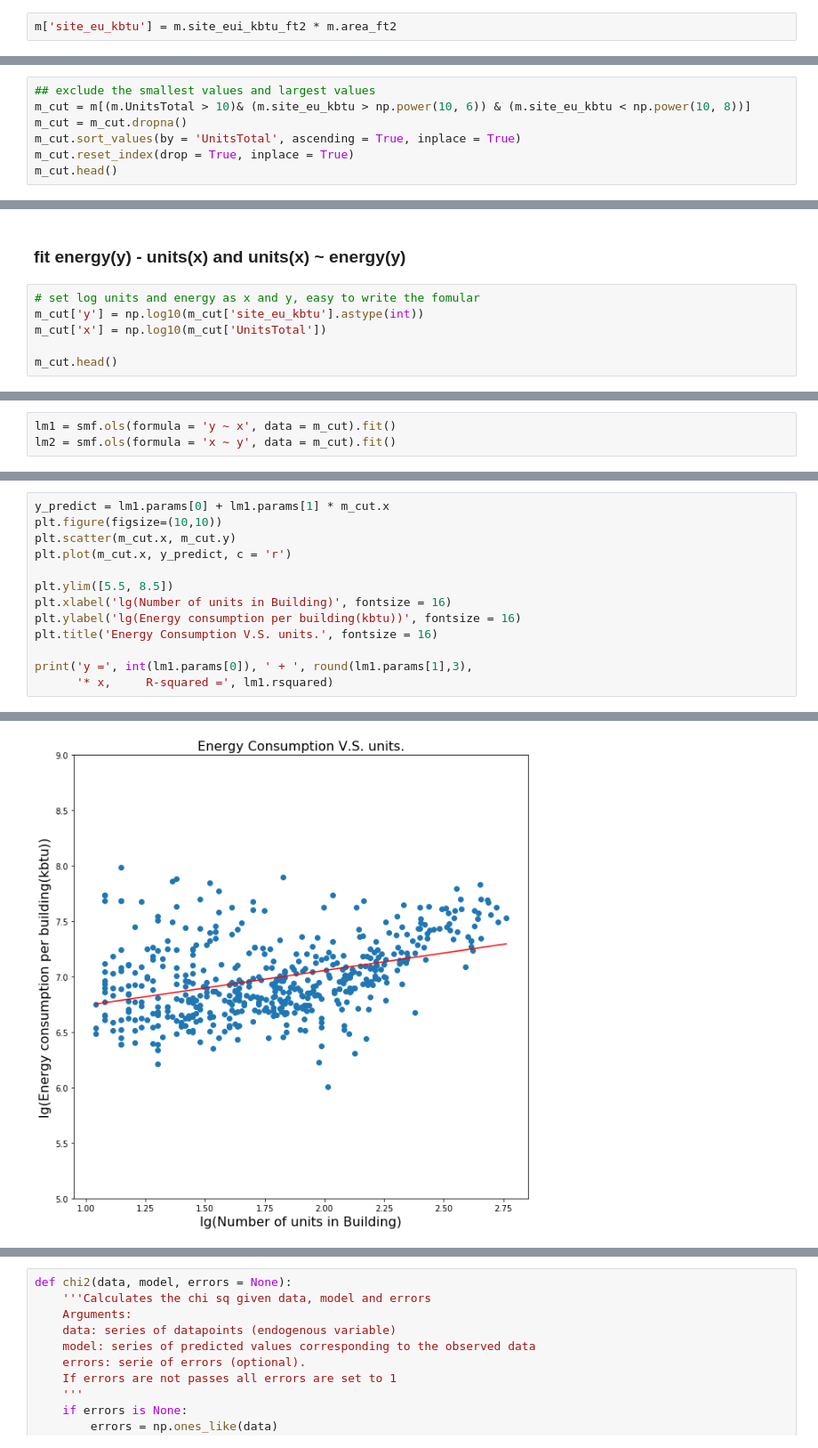
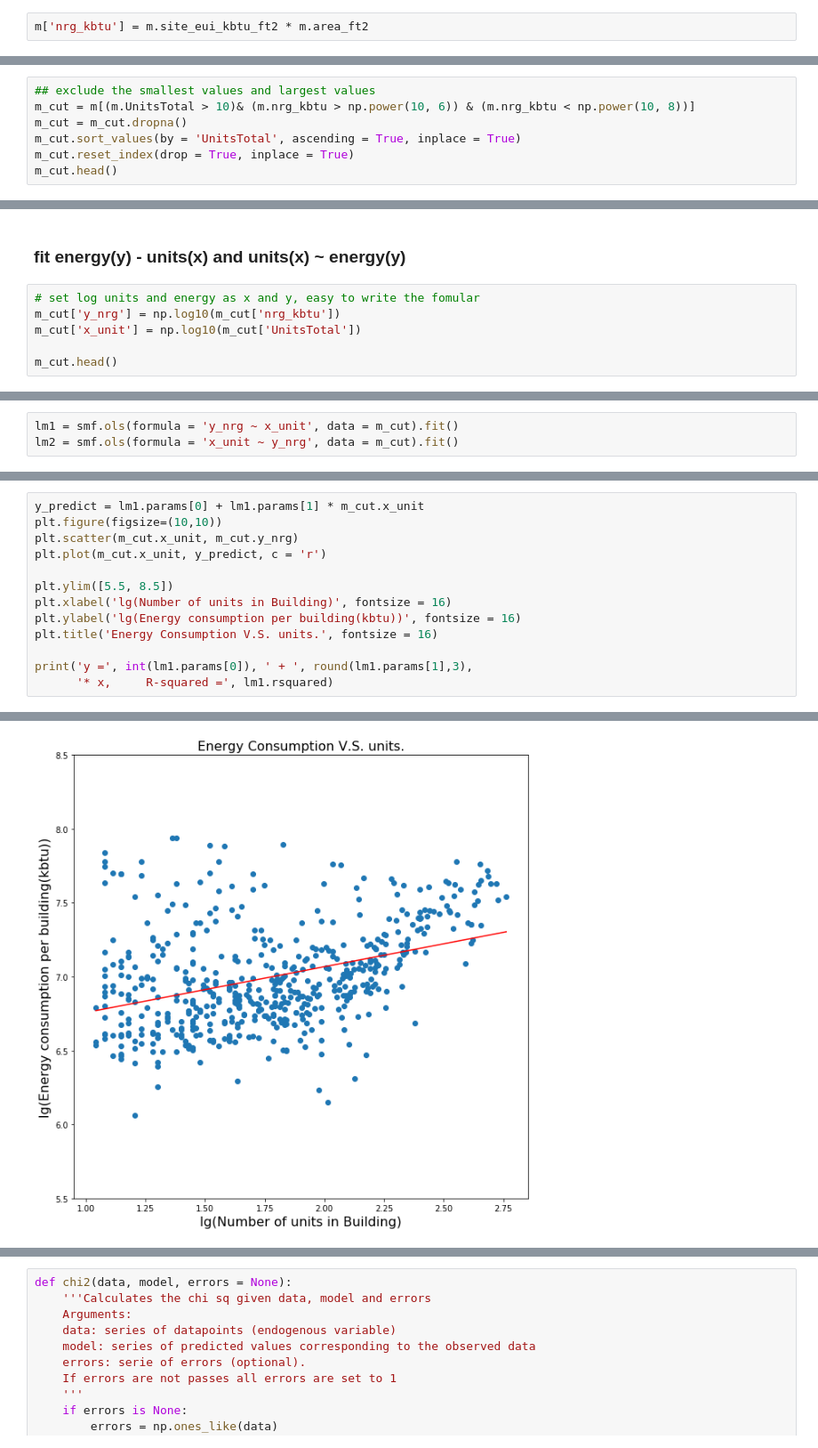
Before and after one commit to picniclin/PUI2017_yl5240, a Jupyter notebook: HW6_yl5240/HW6_Assignment.ipynb, the cells around one changed output, grey strips where cells are left out. Shown at 89% size. Saved outputs shown, nothing was run; the diff lists cells and outputs as text.

```diff
--- a/HW6_yl5240/HW6_Assignment.ipynb
+++ b/HW6_yl5240/HW6_Assignment.ipynb
@@ -247,7 +254,7 @@ array([[<matplotlib.axes._subplots.AxesSubplot object at 0x...>,
 # %% [markdown]
 ### Calculate the total energy consumption of each Building
 # %%
-m['site_eu_kbtu'] = m.site_eui_kbtu_ft2 * m.area_ft2
+m['nrg_kbtu'] = m.site_eui_kbtu_ft2 * m.area_ft2
 # %%
 m.head()
 # %% [output]
@@ -297,7 +304,7 @@ plt.title('Energy Consumption V.S. units.', fontsize = 16)
 ### deeper clean the merged table
 # %%
 ## exclude the smallest values and largest values
-m_cut = m[(m.UnitsTotal > 10)& (m.site_eu_kbtu > np.power(10, 6)) & (m.site_eu_kbtu < np.power(10, 8))]
+m_cut = m[(m.UnitsTotal > 10)& (m.nrg_kbtu > np.power(10, 6)) & (m.nrg_kbtu < np.power(10, 8))]
 m_cut = m_cut.dropna()
 m_cut.sort_values(by = 'UnitsTotal', ascending = True, inplace = True)
 m_cut.reset_index(drop = True, inplace = True)
@@ -377,8 +384,8 @@ ax.set_title('Energy Consumption V.S. units.', fontsize = 16)
 ### fit energy(y) - units(x) and  units(x) ~ energy(y)
 # %%
 # set log units and energy as x and y, easy to write the fomular
-m_cut['y'] = np.log10(m_cut['site_eu_kbtu'].astype(int))
-m_cut['x'] = np.log10(m_cut['UnitsTotal'])
+m_cut['y_nrg'] = np.log10(m_cut['nrg_kbtu'])
+m_cut['x_unit'] = np.log10(m_cut['UnitsTotal'])
 
 m_cut.head()
 # %% [output]
@@ -391,6 +398,6 @@ m_cut.head()
 # %%
-lm1 = smf.ols(formula = 'y ~ x', data = m_cut).fit()
-lm2 = smf.ols(formula = 'x ~ y', data = m_cut).fit()
+lm1 = smf.ols(formula = 'y_nrg ~ x_unit', data = m_cut).fit()
+lm2 = smf.ols(formula = 'x_unit ~ y_nrg', data = m_cut).fit()
 # %%
 print(lm1.rsquared, lm2.rsquared)
 # %% [output]
@@ -418,8 +425,8 @@ OLS Regression Results
 # %%
-y_predict = lm1.params[0] + lm1.params[1] * m_cut.x
+y_predict = lm1.params[0] + lm1.params[1] * m_cut.x_unit
 plt.figure(figsize=(10,10))
-plt.scatter(m_cut.x, m_cut.y)
-plt.plot(m_cut.x, y_predict, c = 'r')
+plt.scatter(m_cut.x_unit, m_cut.y_nrg)
+plt.plot(m_cut.x_unit, y_predict, c = 'r')
 
 plt.ylim([5.5, 8.5])
 plt.xlabel('lg(Number of units in Building)', fontsize = 16)
@@ -433,2 +440,2 @@ y = 6  +  0.315 * x,     R-squared = 0.148485041039
-[figure, old version]
+[figure, new version]
 # %%
```
Also changed, not shown: parts of 52 cells of this notebook.
